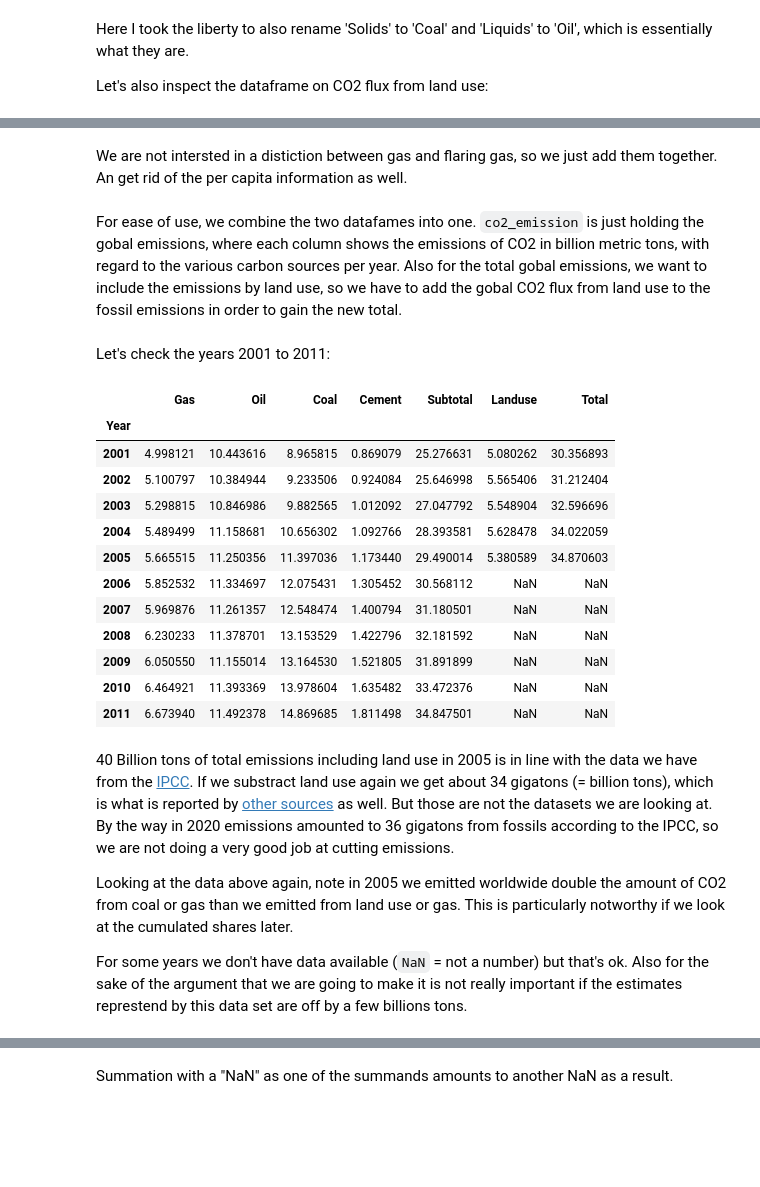
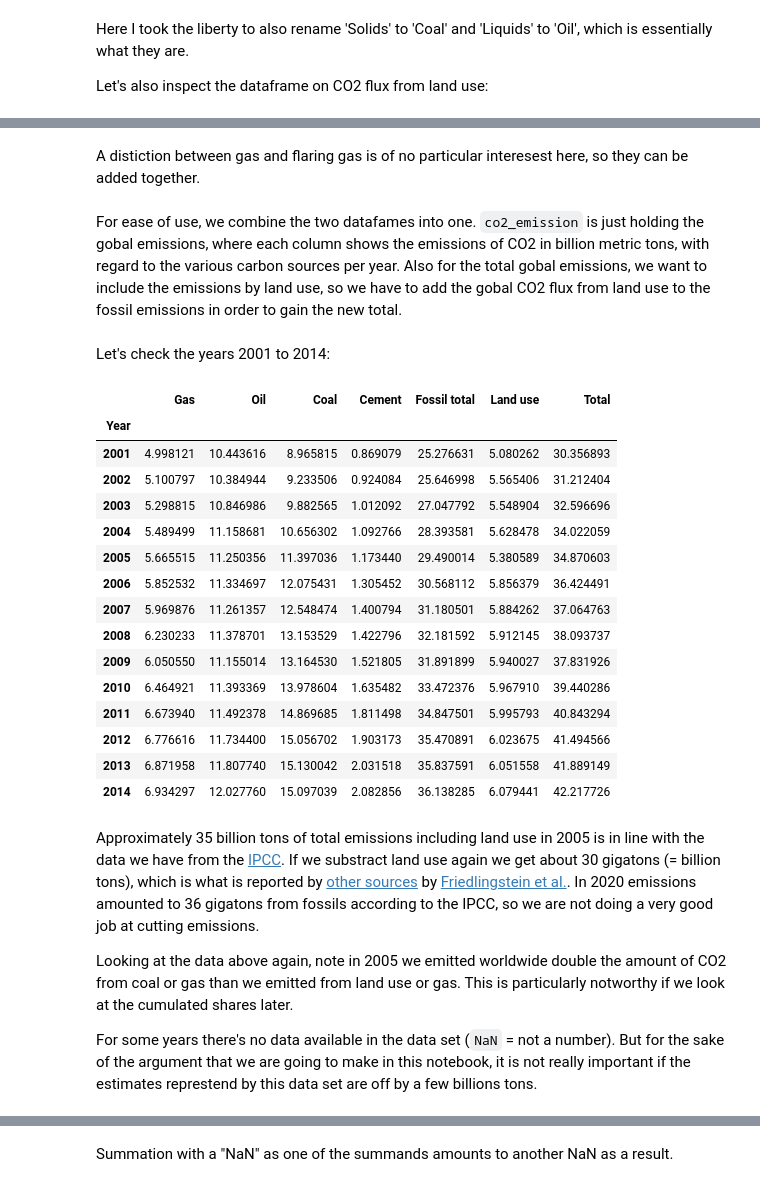
Before and after one commit to DocEpsilon/CO2-emissions-by-sources, a Jupyter notebook: Global CO2 Emissions incl Land Use.ipynb, the cells around one changed output, grey strips where cells are left out. Saved outputs shown, nothing was run; the diff lists cells and outputs as text; code cells hidden in the pictures; blank space fills up the shorter version.

```diff
--- a/Global CO2 Emissions incl Land Use.ipynb
+++ b/Global CO2 Emissions incl Land Use.ipynb
@@ -106,7 +107,7 @@ co2_fossil_emissions.tail()
 When skipping the first 33 lines during the pandas import, we did cut of part of the columns names. We can fix that with a dictonary to replace the column names above with the key values from a dictionary like so:
 # %%
 # better readabillity for labels in plots, also fix broken labels from truncated txt-file
-coldict={'Production':'Cement', 'Solids':'Coal', 'Liquids': 'Oil', 'Total': 'Subtotal'}
+coldict={'Production':'Cement', 'Solids':'Coal', 'Liquids': 'Oil', 'Total': 'Fossil total'}
 co2_fossil_emissions.rename(columns=coldict, inplace=True)
 # %%
 co2_fossil_emissions.tail()
@@ -142,0 +147,8 @@ co2_fossil_emissions = co2_fossil_emissions.applymap(lambda x: x * 3.667 * 1e-3)
+# %%
+#linear extrapolation (trend) of co2 flux from land use for 2006 to 2014
+co2flux_from_landuse_expl_fnc = UnivariateSpline(co2flux_from_landuse['Global'].index,
+                                                 co2flux_from_landuse['Global'].values,
+                                                k=1,
+                                                ext='extrapolate')
+co2flux_from_landuse_expl = co2flux_from_landuse.reindex(np.arange(1850,2015))
+co2flux_from_landuse_expl.loc[2006:2014,'Global'] = co2flux_from_landuse_expl_fnc(np.arange(2006,2015))
@@ -143,5 +165,5 @@ co2_fossil_emissions = co2_fossil_emissions.applymap(lambda x: x * 3.667 * 1e-3)
 # %% [markdown]
-We are not intersted in a distiction between gas and flaring gas, so we just add them together. An get rid of the per capita information as well.
+A distiction between gas and flaring gas is of no particular interesest here, so they can be added together.
 # %%
 # sum gas and flaring gas emissions to total gas
 co2_fossil_emissions['Gas'] = co2_fossil_emissions['Gas'] + co2_fossil_emissions['Flaring']
@@ -152,32 +174,35 @@ For ease of use, we combine the two datafames into one. `co2_emission` is just h
 # %%
 # joint dataframe for fossil and landuse data
 co2_emissions = co2_fossil_emissions.copy()
-co2_emissions['Landuse'] = co2flux_from_landuse['Global'] # just the gobal data is relevant for comparison
-co2_emissions['Total'] = co2_fossil_emissions['Subtotal'] + co2flux_from_landuse['Global']
+co2_emissions['Land use'] = co2flux_from_landuse_expl['Global'] # just the gobal data is relevant for comparison
+co2_emissions['Total'] = co2_fossil_emissions['Fossil total'] + co2flux_from_landuse_expl['Global']
 # %% [markdown]
-Let's check the years 2001 to 2011:
+Let's check the years 2001 to 2014:
 # %%
-co2_emissions = co2_emissions[['Gas', 'Oil', 'Coal', 'Cement','Subtotal', 'Landuse', 'Total']]
+co2_emissions = co2_emissions[['Gas', 'Oil', 'Coal', 'Cement', 'Fossil total', 'Land use', 'Total']]
 # %%
-co2_emissions.loc[2001:2011]
+co2_emissions.loc[2001:2014]
 # %% [output]
-|  | Gas | Oil | Coal | Cement | Subtotal | Landuse | Total |
+|  | Gas | Oil | Coal | Cement | Fossil total | Land use | Total |
 | Year |  |  |  |  |  |  |  |
 | 2001 | 4.998121 | 10.443616 | 8.965815 | 0.869079 | 25.276631 | 5.080262 | 30.356893 |
 | 2002 | 5.100797 | 10.384944 | 9.233506 | 0.924084 | 25.646998 | 5.565406 | 31.212404 |
 | 2003 | 5.298815 | 10.846986 | 9.882565 | 1.012092 | 27.047792 | 5.548904 | 32.596696 |
 | 2004 | 5.489499 | 11.158681 | 10.656302 | 1.092766 | 28.393581 | 5.628478 | 34.022059 |
 | 2005 | 5.665515 | 11.250356 | 11.397036 | 1.173440 | 29.490014 | 5.380589 | 34.870603 |
-| 2006 | 5.852532 | 11.334697 | 12.075431 | 1.305452 | 30.568112 | NaN | NaN |
-| 2007 | 5.969876 | 11.261357 | 12.548474 | 1.400794 | 31.180501 | NaN | NaN |
-| 2008 | 6.230233 | 11.378701 | 13.153529 | 1.422796 | 32.181592 | NaN | NaN |
-| 2009 | 6.050550 | 11.155014 | 13.164530 | 1.521805 | 31.891899 | NaN | NaN |
-| 2010 | 6.464921 | 11.393369 | 13.978604 | 1.635482 | 33.472376 | NaN | NaN |
-| 2011 | 6.673940 | 11.492378 | 14.869685 | 1.811498 | 34.847501 | NaN | NaN |
+| 2006 | 5.852532 | 11.334697 | 12.075431 | 1.305452 | 30.568112 | 5.856379 | 36.424491 |
+| 2007 | 5.969876 | 11.261357 | 12.548474 | 1.400794 | 31.180501 | 5.884262 | 37.064763 |
+| 2008 | 6.230233 | 11.378701 | 13.153529 | 1.422796 | 32.181592 | 5.912145 | 38.093737 |
+| 2009 | 6.050550 | 11.155014 | 13.164530 | 1.521805 | 31.891899 | 5.940027 | 37.831926 |
+| 2010 | 6.464921 | 11.393369 | 13.978604 | 1.635482 | 33.472376 | 5.967910 | 39.440286 |
+| 2011 | 6.673940 | 11.492378 | 14.869685 | 1.811498 | 34.847501 | 5.995793 | 40.843294 |
+| 2012 | 6.776616 | 11.734400 | 15.056702 | 1.903173 | 35.470891 | 6.023675 | 41.494566 |
+| 2013 | 6.871958 | 11.807740 | 15.130042 | 2.031518 | 35.837591 | 6.051558 | 41.889149 |
+| 2014 | 6.934297 | 12.027760 | 15.097039 | 2.082856 | 36.138285 | 6.079441 | 42.217726 |
 # %% [markdown]
-40 Billion tons of total emissions including land use in 2005 is in line with the data we have from the [IPCC](https://www.ipcc.ch/). If we substract land use again we get about 34 gigatons (= billion tons), which is what is reported by [other sources](https://de.statista.com/statistik/daten/studie/37187/umfrage/der-weltweite-co2-ausstoss-seit-1751/) as well. But those are not the datasets we are looking at. By the way in 2020 emissions amounted to 36 gigatons from fossils according to the IPCC, so we are not doing a very good job at cutting emissions.
+Approximately 35 billion tons of total emissions including land use in 2005 is in line with the data we have from the [IPCC](https://www.ipcc.ch/). If we substract land use again we get about 30 gigatons (= billion tons), which is what is reported by [other sources](https://de.statista.com/statistik/daten/studie/37187/umfrage/der-weltweite-co2-ausstoss-seit-1751/) by  [Friedlingstein et al.](https://essd.copernicus.org/articles/12/3269/2020/). In 2020 emissions amounted to 36 gigatons from fossils according to the IPCC, so we are not doing a very good job at cutting emissions.
 
 Looking at the data above again, note in 2005 we emitted worldwide double the amount of CO2 from coal or gas than we emitted from land use or gas. This is particularly notworthy if we look at the cumulated shares later.
 
-For some years  we don't have data available (`NaN` = not a number) but that's ok. Also for the  sake of the  argument that we are going to make it is not really important if the estimates represtend by this data set are off by a few billions tons.
+For some years there's no data available in the data set (`NaN` = not a number). But for the  sake of the  argument that we are going to make in this notebook, it is not really important if the estimates represtend by this data set are off by a few billions tons.
 # %% [markdown]
```
Also changed, not shown: parts of 33 cells of this notebook, 4 other files.
